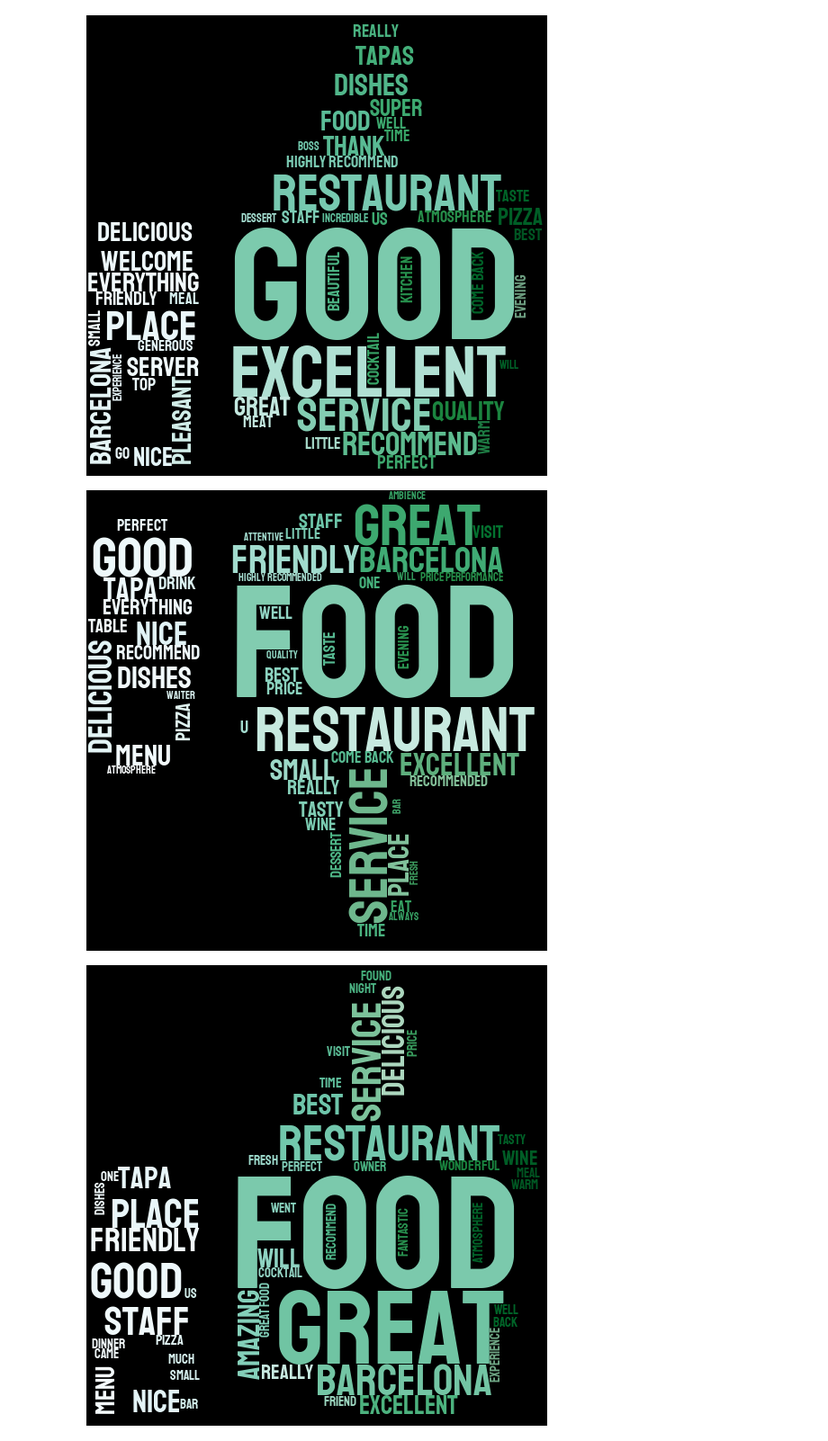
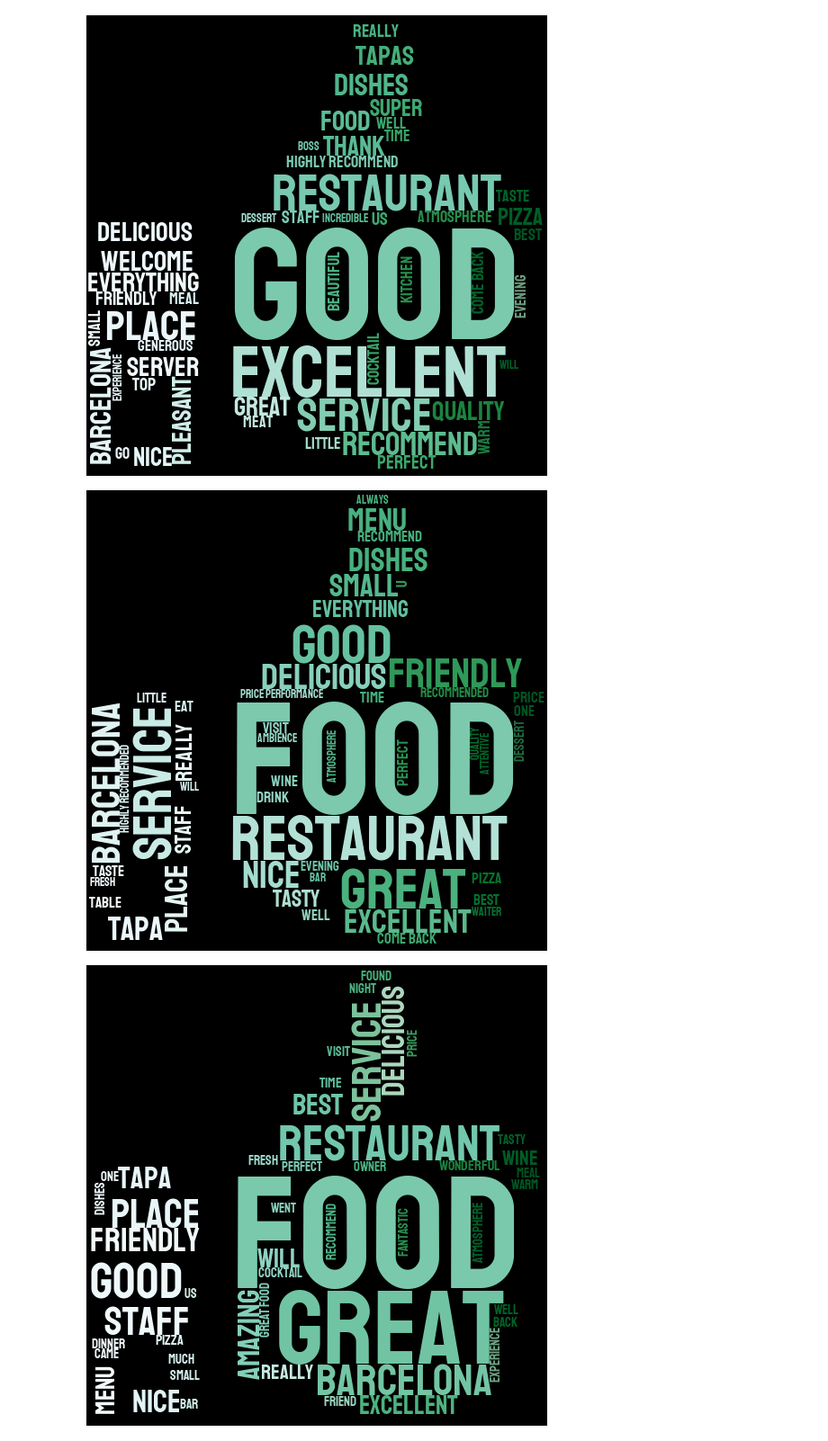
Before and after one commit to TimKuijten/project_4, a Jupyter notebook: vizualizing/wordclouds_high.ipynb, the cells around one changed output. Shown at 90% size. Drawn from its saved outputs; the diff is of its cells as text; code cells hidden in the pictures.

```diff
--- a/vizualizing/wordclouds_high.ipynb
+++ b/vizualizing/wordclouds_high.ipynb
@@ -74,14 +101,14 @@ Image(filename='stylecloud.png')
 [figure]
 # %%
 stylecloud.gen_stylecloud(text=high_german["Translated Review"].str.cat(sep=' '),
-                          icon_name='fas fa-thumbs-down',
+                          icon_name='fas fa-thumbs-up',
                           max_words = 50,
                           palette='colorbrewer.sequential.BuGn_9',
                           background_color='black',
                           gradient='horizontal')
 Image(filename='stylecloud.png')
 # %% [output]
-[figure, old version]
+[figure, new version]
 # %%
 stylecloud.gen_stylecloud(text=high_greek["Translated Review"].str.cat(sep=' '),
                           icon_name='fas fa-thumbs-up',
```
Also changed, not shown: parts of 8 cells of this notebook, 4 other files.
